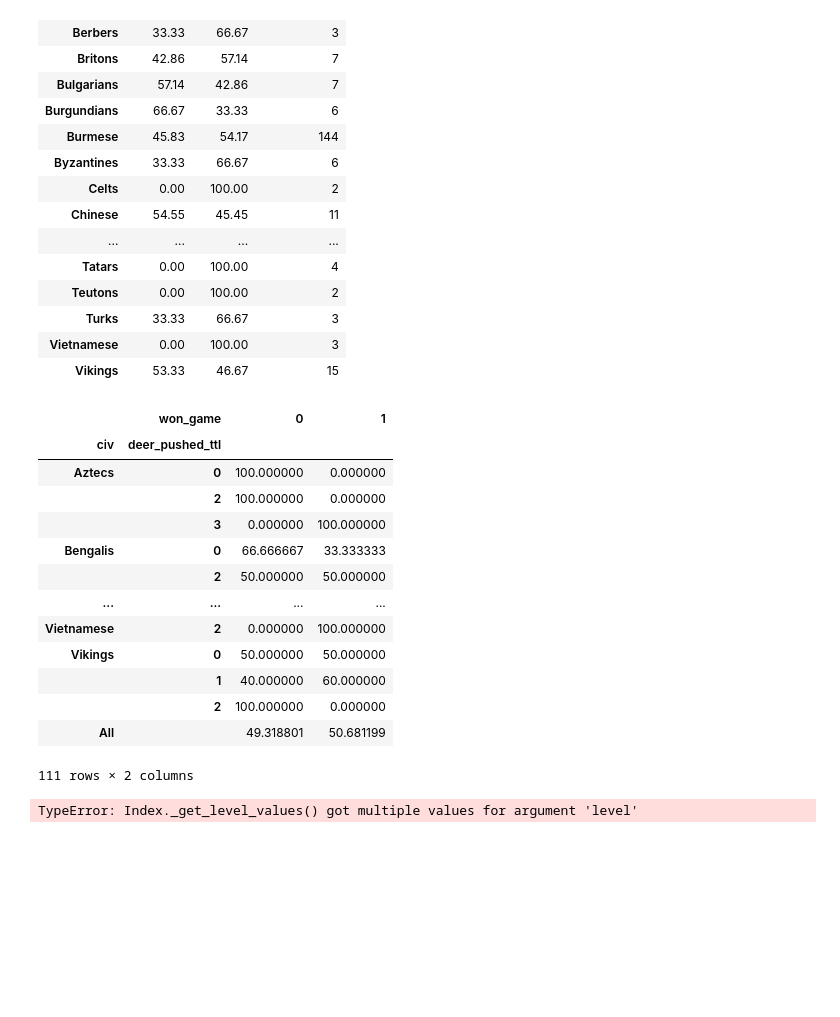
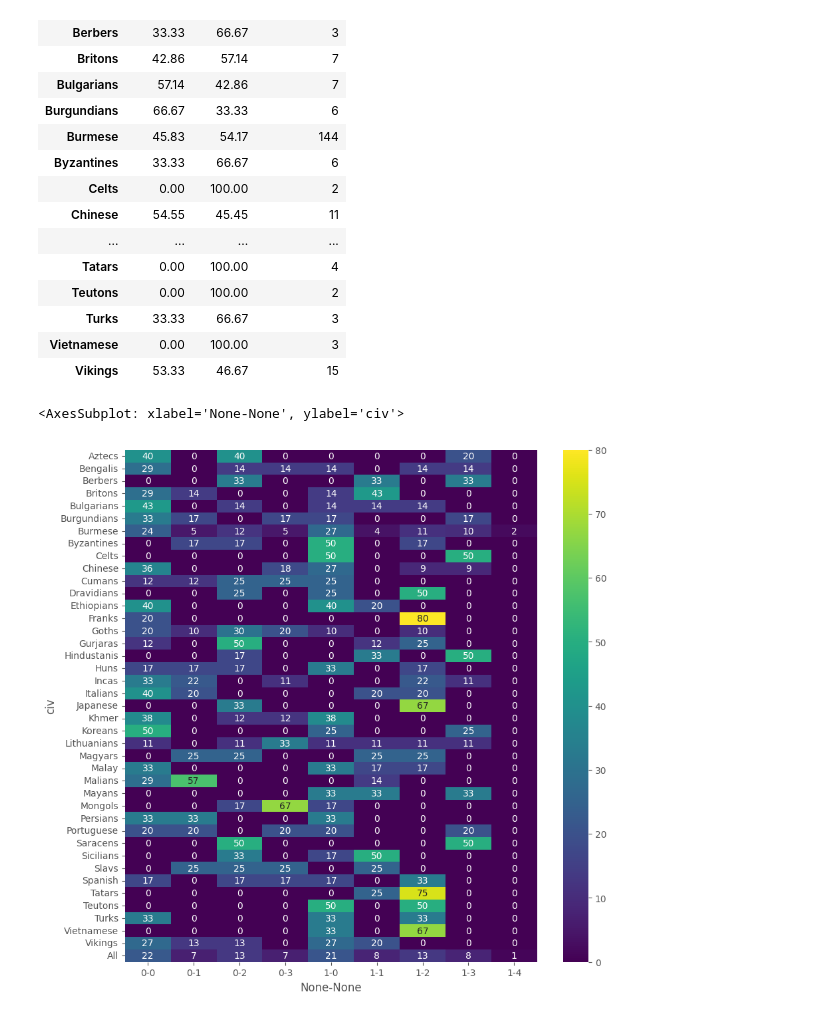
Before and after one commit to kkardousk/aoe, a Jupyter notebook: aoe2_games_replay_analysis.ipynb, the cells around one changed output. Drawn from its saved outputs; the diff is of its cells as text; code cells hidden in the pictures; blank space fills up the shorter version.

Commit message:
adding heatamap for win/loss % per deer pushed per civ

```diff
--- a/aoe2_games_replay_analysis.ipynb
+++ b/aoe2_games_replay_analysis.ipynb
@@ -197,32 +199,25 @@ overall_win_rates_per_civ
 | Turks | 33.33 | 66.67 | 3 |
 | Vietnamese | 0.00 | 100.00 | 3 |
 | Vikings | 53.33 | 46.67 | 15 |
-# %%
-
-civ_win_rates_per_deer_pushed_bin = pd.crosstab(index = [overall_stats_df_filtered.civ,\
-    overall_stats_df_filtered.deer_pushed_ttl],
-    columns = [overall_stats_df_filtered.won_game],
-    margins = True,
-    normalize = 'index')\
-    .mul(100)
-
-civ_win_rates_per_deer_pushed_bin
-# %% [output]
-|  | won_game | 0 | 1 |
-| civ | deer_pushed_ttl |  |  |
-| Aztecs | 0 | 100.000000 | 0.000000 |
-|  | 2 | 100.000000 | 0.000000 |
-|  | 3 | 0.000000 | 100.000000 |
-| Bengalis | 0 | 66.666667 | 33.333333 |
-|  | 2 | 50.000000 | 50.000000 |
-| ... | ... | ... | ... |
-| Vietnamese | 2 | 0.000000 | 100.000000 |
-| Vikings | 0 | 50.000000 | 50.000000 |
-|  | 1 | 40.000000 | 60.000000 |
-|  | 2 | 100.000000 | 0.000000 |
-| All |  | 49.318801 | 50.681199 |
-111 rows × 2 columns
-# %%
-overall_win_rates_per_civ.columns.get_level_values('A', level=1)[0]
-# %% [output]
-TypeError: Index._get_level_values() got multiple values for argument 'level'
+# %%
+
+civ_win_rates_per_deer_pushed_bin = pd.crosstab(index = [overall_stats_df_filtered.civ],
+    columns = [overall_stats_df_filtered.won_game, overall_stats_df_filtered.deer_pushed_ttl],
+    margins = True,
+    normalize = 'index')\
+    .mul(100)\
+    .round(2)
+
+civ_win_rates_per_deer_pushed_bin.columns = civ_win_rates_per_deer_pushed_bin.columns.rename(names = ['Loss/Win Rate %', 'No. of Deer Pushed'])
+idx = pd.MultiIndex.from_tuples(civ_win_rates_per_deer_pushed_bin.columns, names = ['Loss', 'Win'])
+civ_win_rates_per_deer_pushed_bin.columns = civ_win_rates_per_deer_pushed_bin.columns.to_flat_index()
+
+
+fig, ax = plt.subplots(dpi = 100, figsize = (10, 10))
+plt.style.use('ggplot')
+
+seaborn.heatmap(round(civ_win_rates_per_deer_pushed_bin, 0),\
+    annot = True, fmt = "g", cmap = 'viridis')
+# %% [output]
+<AxesSubplot: xlabel='None-None', ylabel='civ'>
+[figure, added]
```
Also changed, not shown: parts of 2 cells of this notebook.
